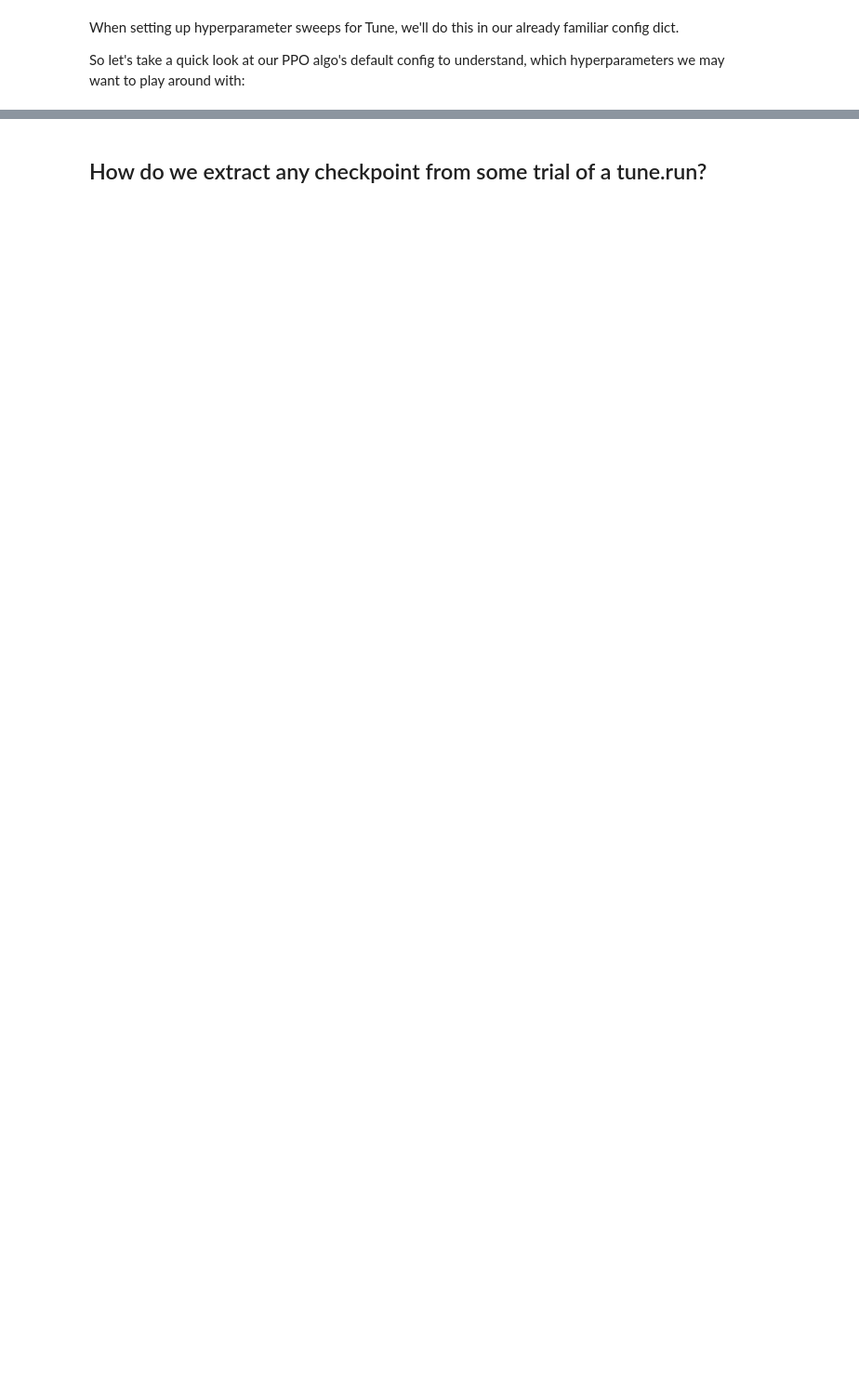
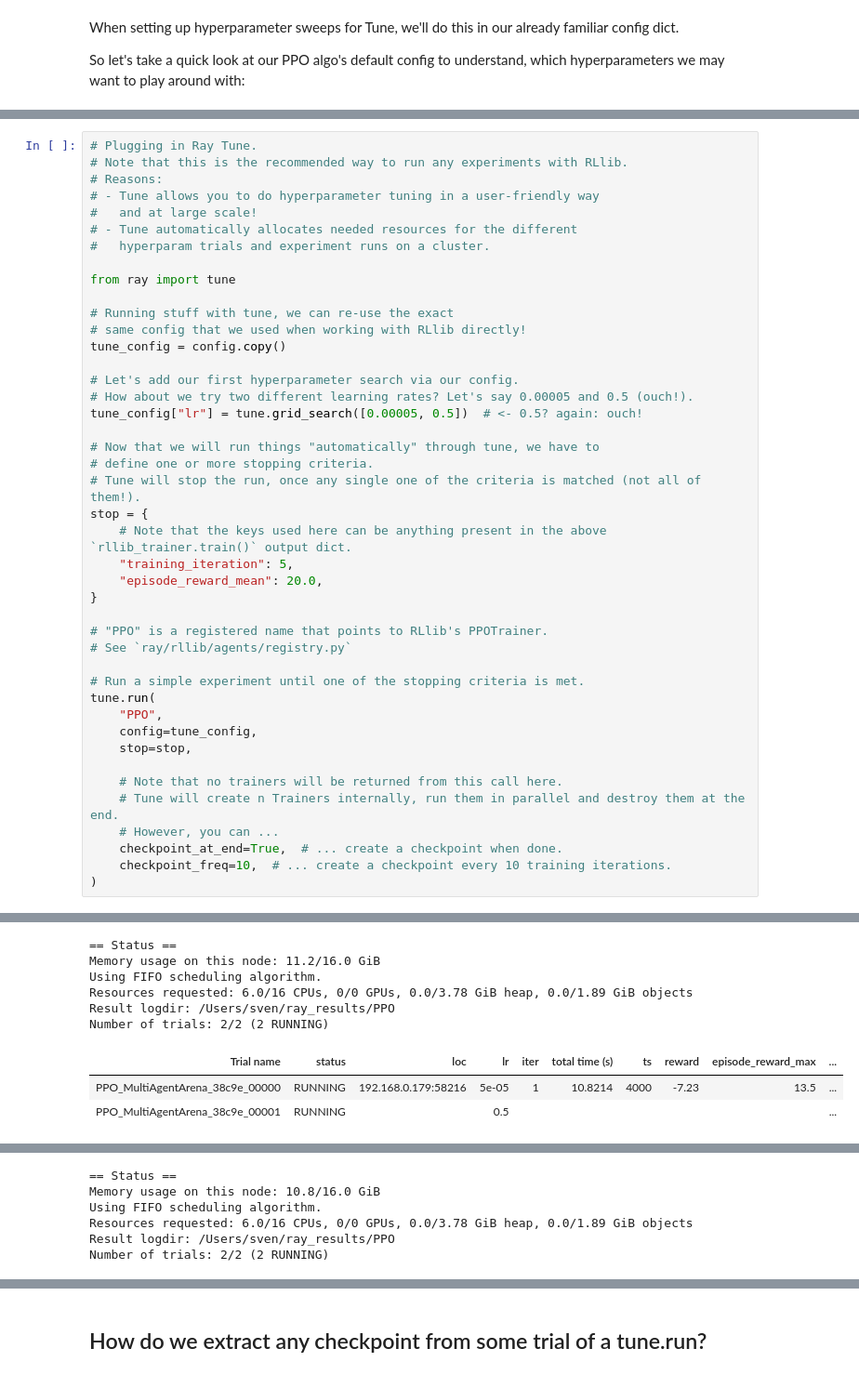
Before and after one commit to sven1977/rllib_tutorials, a Jupyter notebook: ray_summit_2021/tutorial_notebook.ipynb, the cells around one changed output, grey strips where cells are left out. Shown at 93% size. Drawn from its saved outputs; the diff is of its cells as text; blank space fills up the shorter version.

```diff
--- a/ray_summit_2021/tutorial_notebook.ipynb
+++ b/ray_summit_2021/tutorial_notebook.ipynb
@@ -762,0 +791,44 @@ print(analysis_multi_agent_run)
+# %%
+# Plugging in Ray Tune.
+# Note that this is the recommended way to run any experiments with RLlib.
+# Reasons:
+# - Tune allows you to do hyperparameter tuning in a user-friendly way
+#   and at large scale!
+# - Tune automatically allocates needed resources for the different
+#   hyperparam trials and experiment runs on a cluster.
+
+from ray import tune
+
+# Running stuff with tune, we can re-use the exact
+# same config that we used when working with RLlib directly!
+tune_config = config.copy()
+
+# Let's add our first hyperparameter search via our config.
+# How about we try two different learning rates? Let's say 0.00005 and 0.5 (ouch!).
+tune_config["lr"] = tune.grid_search([0.00005, 0.5])  # <- 0.5? again: ouch!
+
+# Now that we will run things "automatically" through tune, we have to
+# define one or more stopping criteria.
+# Tune will stop the run, once any single one of the criteria is matched (not all of them!).
+stop = {
+    # Note that the keys used here can be anything present in the above `rllib_trainer.train()` output dict.
+    "training_iteration": 5,
+    "episode_reward_mean": 20.0,
+}
+
+# "PPO" is a registered name that points to RLlib's PPOTrainer.
+# See `ray/rllib/agents/registry.py`
+
+# Run a simple experiment until one of the stopping criteria is met.
+tune.run(
+    "PPO",
+    config=tune_config,
+    stop=stop,
+
+    # Note that no trainers will be returned from this call here.
+    # Tune will create n Trainers internally, run them in parallel and destroy them at the end.
+    # However, you can ...
+    checkpoint_at_end=True,  # ... create a checkpoint when done.
+    checkpoint_freq=10,  # ... create a checkpoint every 10 training iterations.
+)
+# %% [output]
@@ -762,0 +874,9 @@ print(analysis_multi_agent_run)
+== Status ==
+Memory usage on this node: 11.2/16.0 GiB
+Using FIFO scheduling algorithm.
+Resources requested: 6.0/16 CPUs, 0/0 GPUs, 0.0/3.78 GiB heap, 0.0/1.89 GiB objects
+Result logdir: /Users/sven/ray_results/PPO
+Number of trials: 2/2 (2 RUNNING)
+| Trial name | status | loc | lr | iter | total time (s) | ts | reward | episode_reward_max | ... |
+| PPO_MultiAgentArena_38c9e_00000 | RUNNING | 192.168.0.179:58216 | 5e-05 | 1 | 10.8214 | 4000 | -7.23 | 13.5 | ... |
+| PPO_MultiAgentArena_38c9e_00001 | RUNNING |  | 0.5 |  |  |  |  |  | ... |
@@ -762,0 +900,6 @@ print(analysis_multi_agent_run)
+== Status ==
+Memory usage on this node: 10.8/16.0 GiB
+Using FIFO scheduling algorithm.
+Resources requested: 6.0/16 CPUs, 0/0 GPUs, 0.0/3.78 GiB heap, 0.0/1.89 GiB objects
+Result logdir: /Users/sven/ray_results/PPO
+Number of trials: 2/2 (2 RUNNING)
```
Also changed, not shown: parts of 32 cells of this notebook, 2 other files.
